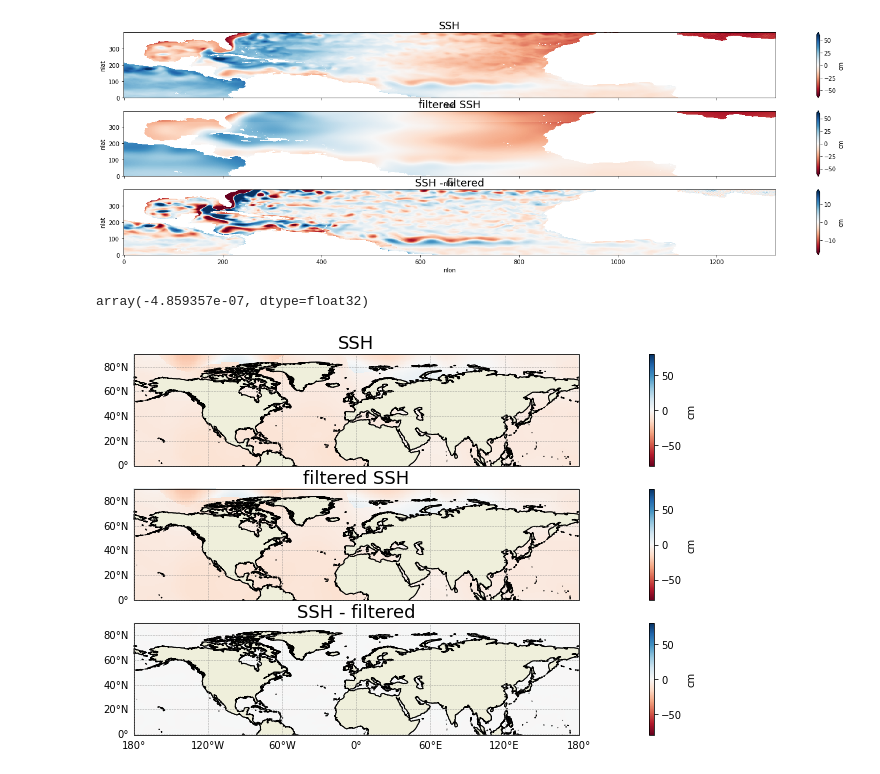
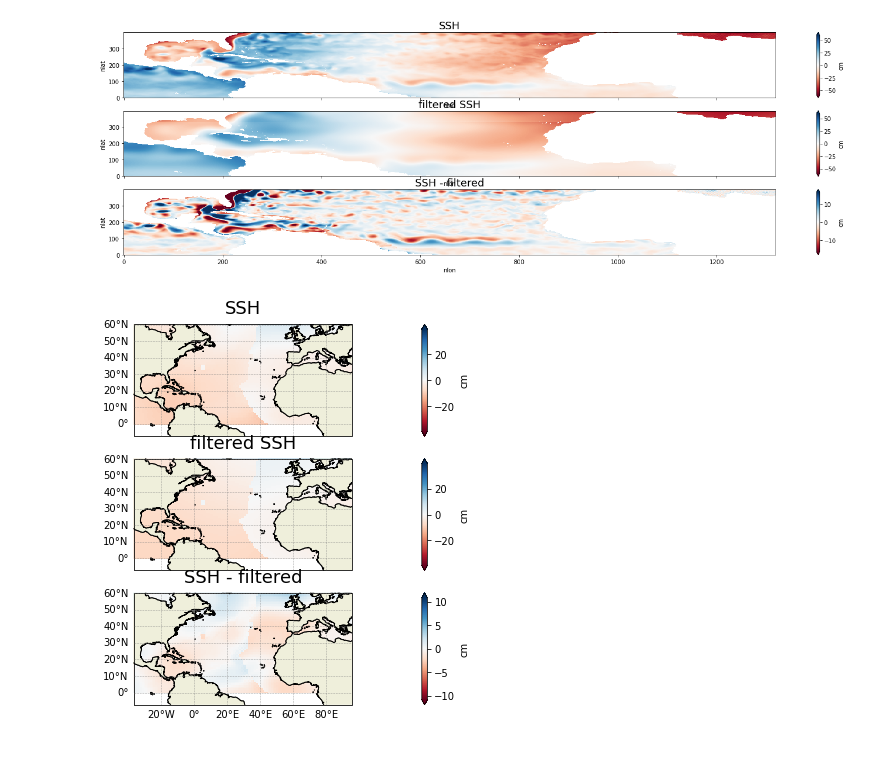
Before and after one commit to oceanhackweek/ohw22-proj-gcmfilters, a Jupyter notebook: Exploring_Data_NCAR.ipynb, the cells around one changed output. Saved outputs shown, nothing was run; the diff lists cells and outputs as text; code cells hidden in the pictures.

Commit message:
Update the routine for filteirng and ploting filtered scalar vectors

```diff
--- a/Exploring_Data_NCAR.ipynb
+++ b/Exploring_Data_NCAR.ipynb
@@ -117,24 +120,31 @@ m = ssh.mean().values
-# %%
-m
-# %% [output]
-array(-4.859357e-07, dtype=float32)
 # %%
+#Trying to use Cartopy (It didn't work well)
 import cartopy.crs as ccrs
 import cartopy.feature as cfeature
-#from matplotlib import rc
 from matplotlib import gridspec
 
 #plotting
-vmin = -80
-vmax = 80
 lats = [1150,1550]
 lons = [80,1400]
 
-#rc('font', family={'family': 'serif', 'serif': ['Times'],'size': 12})
-#rc('text', usetex=True)
+#setting the extent for cartopy
+la_max = ds.TLAT.where(wet_mask).isel(nlon=slice(*lons),
+                                      nlat=slice(*lats)).max().values
+la_min = ds.TLAT.where(wet_mask).isel(nlon=slice(*lons),
+                                      nlat=slice(*lats)).min().values
+#The longitude range is between 0 and 360°, so I couldn't get the
+#minimum and maximum values by taking .min() or  .max(). So, by looking at
+#the dataset, I took the last value in the top row and the first value on
+#the last row to be the minimum and maximum values (regions without continents)
+lo_max = ds.TLONG.where(wet_mask).isel(nlon=slice(*lons),
+                                       nlat=slice(*lats))[-1,-1].values
+lo_min = ds.TLONG.where(wet_mask).isel(nlon=slice(*lons),
+                                      nlat=slice(*lats))[1,0].values
+
 
 #Cartopy Proprieties
-pro = ccrs.PlateCarree()
+pro = ccrs.PlateCarree(ds.TLONG.where(wet_mask).isel(nlon=slice(*lons),
+                                    nlat=slice(*lats)).mean().values)
 geo = ccrs.PlateCarree()
 land_resolution = '50m'
 land_poly = cfeature.NaturalEarthFeature('physical', 'land',
@@ -142,9 +152,9 @@ land_poly = cfeature.NaturalEarthFeature('physical', 'land',
 
 fig,axs = plt.subplots(3,1,figsize=(25,7),sharex=True,
                        subplot_kw={'projection': pro})
-ssh.isel(nlon=slice(*lons),nlat=slice(*lats),time=20).plot(
+ssh.plot(
     ax=axs[0],
-    vmin=vmin, vmax=vmax, cmap='RdBu',
+    vmin=-2*s, vmax=2*s, cmap='RdBu',
     cbar_kwargs={'label': 'cm'}
 )
 axs[0].coastlines(resolution=land_resolution, color='black', linewidth=1)
@@ -152,51 +162,49 @@ axs[0].add_feature(land_poly)
 axs[0].set_title('SSH', fontsize=18)
 
 #Grid and axis
-#axs[0].set_extent([250., 10., 0., 45.])
+axs[0].set_extent([lo_min, lo_max, la_min, la_max])
 g = axs[0].gridlines(crs=pro, draw_labels=True, linewidth=0.5, zorder=100,
                      color='gray', alpha=0.7, linestyle='--')
 g.top_labels= False
 g.right_labels = False
 g.bottom_labels=False
 
-filtered_cpu.isel(nlon=slice(*lons),nlat=slice(*lats),time=20).plot(
+filtered_cpu.plot(
     ax=axs[1],
-    vmin=vmin, vmax=vmax, cmap='RdBu',
+    vmin=-2*s, vmax=2*s, cmap='RdBu',
     cbar_kwargs={'label': 'cm'}
 )
 axs[1].coastlines(resolution=land_resolution, color='black', linewidth=1)
 axs[1].add_feature(land_poly)
 axs[1].set_title('filtered SSH', fontsize=18);
 
 #Grid and axis
-#axs[1].set_extent([250., 10., 0., 45.])
+axs[1].set_extent([lo_min, lo_max, la_min, la_max])
 g = axs[1].gridlines(crs=pro, draw_labels=True, linewidth=0.5, zorder=100,
                      color='gray', alpha=0.7, linestyle='--')
 g.top_labels= False
 g.right_labels = False
 g.bottom_labels=False
 
-diff = ssh.isel(nlon=slice(*lons),nlat=slice(*lats),
-                time=20) - filtered_cpu.isel(nlon=slice(*lons),
-                                             nlat=slice(*lats),time=20)
+
 diff.plot(
     ax=axs[2],
-    vmin=vmin, vmax=vmax, cmap='RdBu',
+    vmin=-2*diff.std().values, vmax=2*diff.std().values, cmap='RdBu',
     cbar_kwargs={'label': 'cm'}
 )
 
 axs[2].coastlines(resolution=land_resolution, color='black', linewidth=1)
 axs[2].add_feature(land_poly)
 axs[2].set_title('SSH - filtered', fontsize=18);
 
 #Grid and axis
-#axs[2].set_extent([250., 10., 0., 45.])
+axs[2].set_extent([lo_min, lo_max, la_min, la_max])
 g = axs[2].gridlines(crs=pro, draw_labels=True, linewidth=0.5, zorder=100,
                      color='gray', alpha=0.7, linestyle='--')
 g.top_labels= False
 g.right_labels = False
 
 
 plt.savefig("filtered_SSH_test_cartopy.png")
 # %% [output]
-[figure, old version]
+[figure, new version]
```
Also changed, not shown: parts of 4 cells of this notebook.
